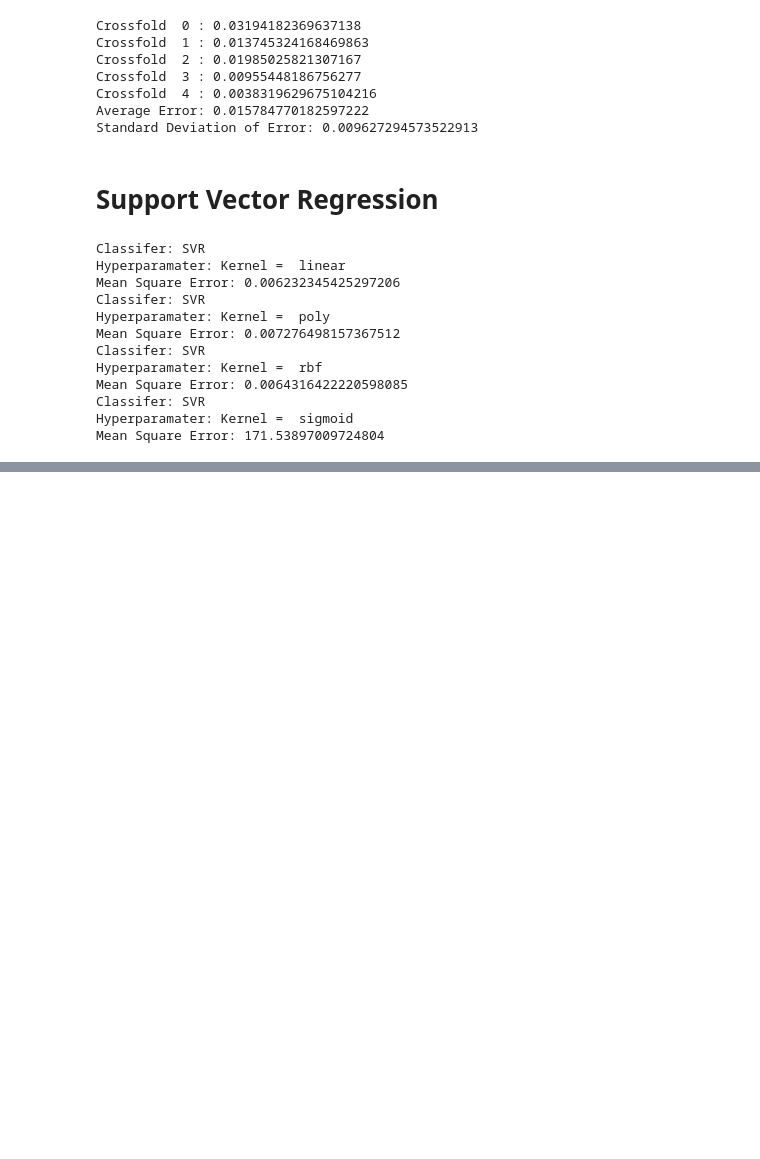
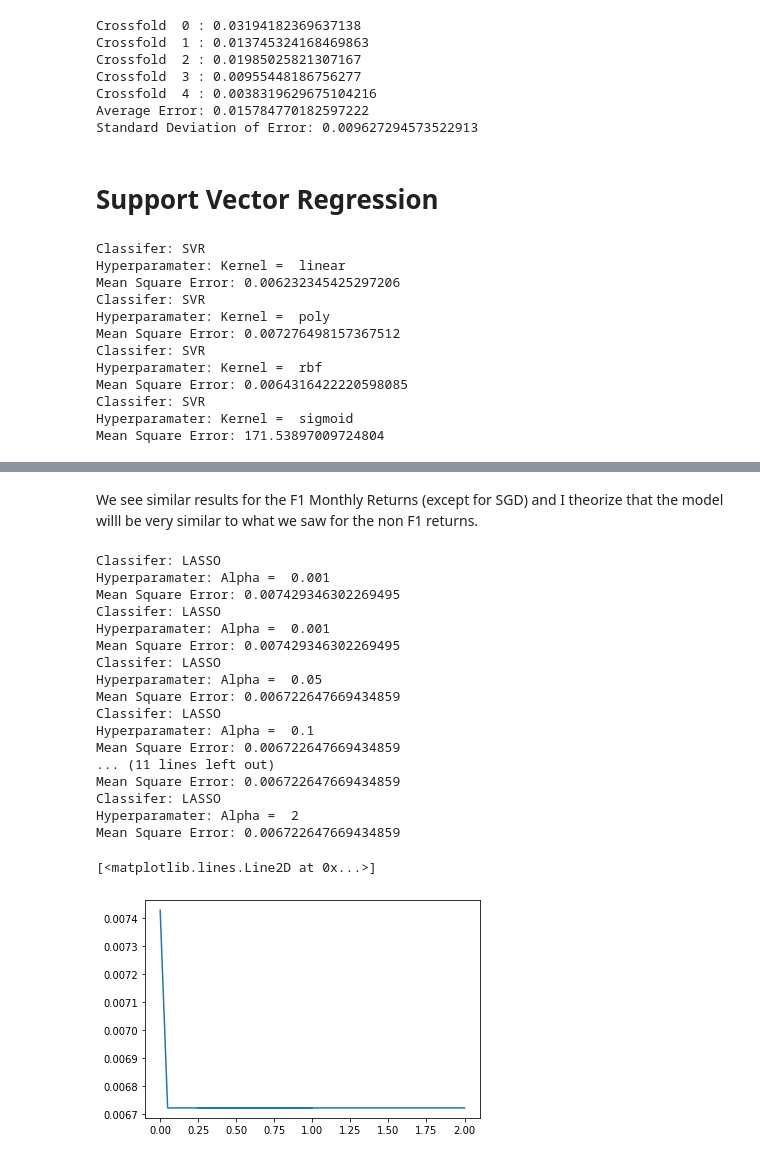
Before and after one commit to abhishekkumar0725/lazard, a Jupyter notebook: model_building.ipynb, the cells around one changed output, grey strips where cells are left out. Drawn from its saved outputs; the diff is of its cells as text; code cells hidden in the pictures; blank space fills up the shorter version.

Commit message:
Finished modeling and pickled models for future usage

```diff
--- a/model_building.ipynb
+++ b/model_building.ipynb
@@ -182,0 +201,11 @@ Mean Square Error: 171.53897009724804
+# %%
+x_train, x_test, yf_train, yf_test = train_test_split(x_data, yf1_data, test_size=0.2)
+# %%
+for classifier in classifiers:
+    clf_name, clf = classifier
+    pipe = make_pipeline(clf)
+    pipe.fit(x_train, yf_train)
+    prediction = pipe.predict(x_test)
+    mse = np.square(np.subtract(prediction,yf_test)).mean()
+    print('Classifer:', clf_name)
+    print('Mean Square Error:', mse)
@@ -182,0 +221,34 @@ Mean Square Error: 171.53897009724804
+# %% [markdown]
+We see similar results for the F1 Monthly Returns (except for SGD) and I theorize that the model willl be very similar to what we saw for the non F1 returns.
+# %%
+f1_lasso_mses= []
+for c in c_values:
+    f1_lasso_pipe = make_pipeline(Lasso(alpha=c))
+    f1_lasso_pipe.fit(x_train, yf_train)
+    f1_lasso_prediction = f1_lasso_pipe.predict(x_test)
+    f1_lasso_mse = np.square(np.subtract(f1_lasso_prediction,yf_test)).mean()
+    f1_lasso_mses.append(f1_lasso_mse)
+    print('Classifer: LASSO')
+    print('Hyperparamater: Alpha = ', c)
+    print('Mean Square Error:', f1_lasso_mse)
+plt.plot(c_values, f1_lasso_mses)
+# %% [output]
+Classifer: LASSO
+Hyperparamater: Alpha =  0.001
+Mean Square Error: 0.007429346302269495
+Classifer: LASSO
+Hyperparamater: Alpha =  0.001
+Mean Square Error: 0.007429346302269495
+Classifer: LASSO
+Hyperparamater: Alpha =  0.05
+Mean Square Error: 0.006722647669434859
+Classifer: LASSO
+Hyperparamater: Alpha =  0.1
+Mean Square Error: 0.006722647669434859
+... (11 lines left out)
+Mean Square Error: 0.006722647669434859
+Classifer: LASSO
+Hyperparamater: Alpha =  2
+Mean Square Error: 0.006722647669434859
+[<matplotlib.lines.Line2D at 0x...>]
+[figure, added]
```
Also changed, not shown: parts of 12 cells of this notebook, 3 other files.
